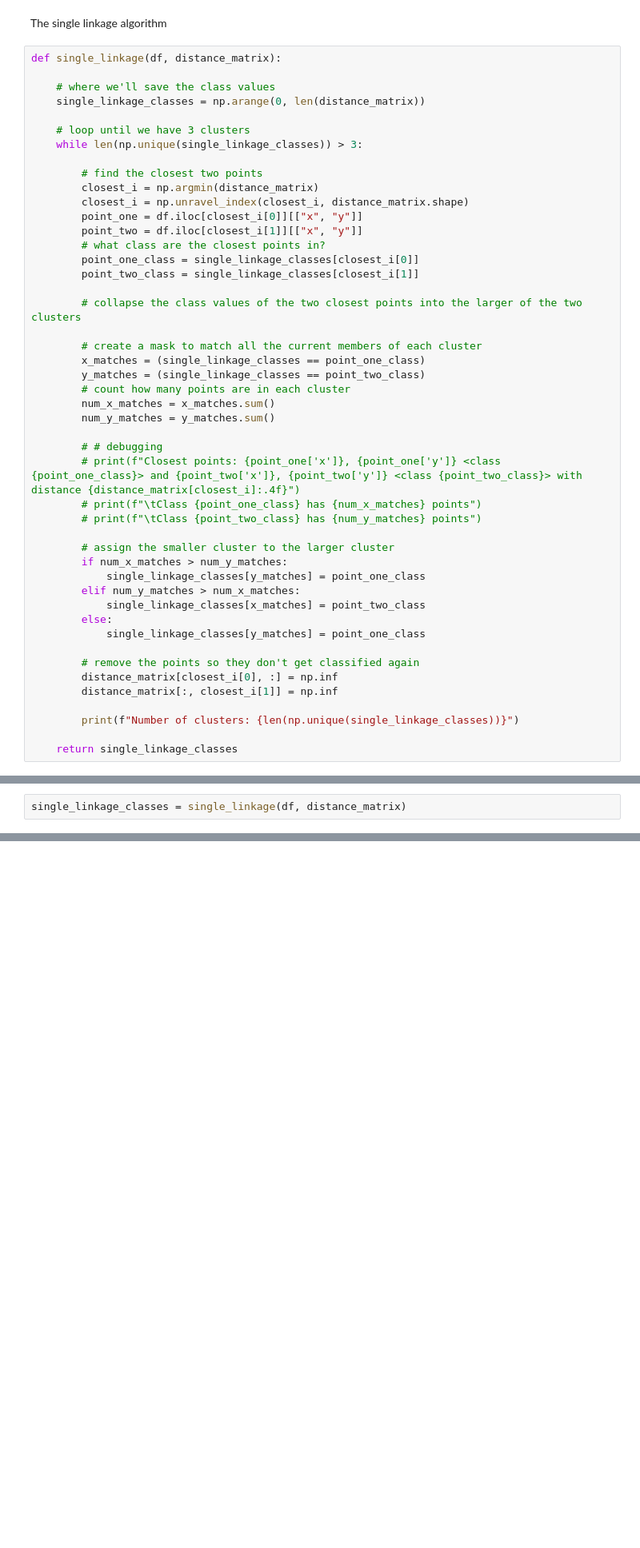
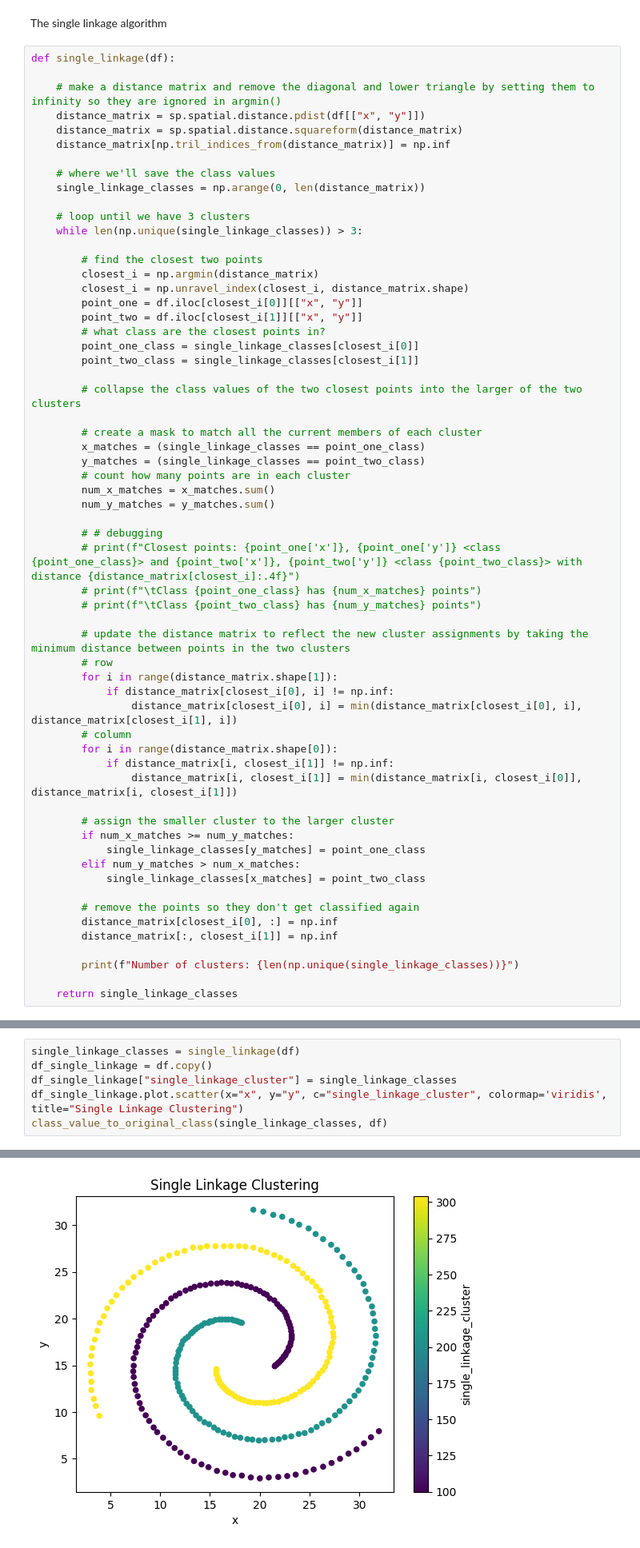
Before and after one commit to mevers303/CSCI4930-HW3, a Jupyter notebook: hw3.ipynb, the cells around one changed output, grey strips where cells are left out. Shown at 80% size. Drawn from its saved outputs; the diff is of its cells as text; blank space fills up the shorter version.

Commit message:
Did the rest of the assignment

```diff
--- a/hw3.ipynb
+++ b/hw3.ipynb
@@ -253,7 +304,12 @@ Distance matrix with diagonal and lower triangle set to infinity:
 # %% [markdown]
 The single linkage algorithm
 # %%
-def single_linkage(df, distance_matrix):
+def single_linkage(df):
+
+    # make a distance matrix and remove the diagonal and lower triangle by setting them to infinity so they are ignored in argmin()
+    distance_matrix = sp.spatial.distance.pdist(df[["x", "y"]])
+    distance_matrix = sp.spatial.distance.squareform(distance_matrix)
+    distance_matrix[np.tril_indices_from(distance_matrix)] = np.inf
 
     # where we'll save the class values
     single_linkage_classes = np.arange(0, len(distance_matrix))
@@ -284,13 +340,21 @@ def single_linkage(df, distance_matrix):
         # print(f"\tClass {point_one_class} has {num_x_matches} points")
         # print(f"\tClass {point_two_class} has {num_y_matches} points")
 
+        # update the distance matrix to reflect the new cluster assignments by taking the minimum distance between points in the two clusters
+        # row
+        for i in range(distance_matrix.shape[1]):
+            if distance_matrix[closest_i[0], i] != np.inf:
+                distance_matrix[closest_i[0], i] = min(distance_matrix[closest_i[0], i], distance_matrix[closest_i[1], i])
+        # column
+        for i in range(distance_matrix.shape[0]):
+            if distance_matrix[i, closest_i[1]] != np.inf:
+                distance_matrix[i, closest_i[1]] = min(distance_matrix[i, closest_i[0]], distance_matrix[i, closest_i[1]])
+
         # assign the smaller cluster to the larger cluster
-        if num_x_matches > num_y_matches:
+        if num_x_matches >= num_y_matches:
             single_linkage_classes[y_matches] = point_one_class
         elif num_y_matches > num_x_matches:
             single_linkage_classes[x_matches] = point_two_class
-        else:
-            single_linkage_classes[y_matches] = point_one_class
 
         # remove the points so they don't get classified again
         distance_matrix[closest_i[0], :] = np.inf
@@ -302,5 +384,9 @@ def single_linkage(df, distance_matrix):
 # %%
-single_linkage_classes = single_linkage(df, distance_matrix)
+single_linkage_classes = single_linkage(df)
+df_single_linkage = df.copy()
+df_single_linkage["single_linkage_cluster"] = single_linkage_classes
+df_single_linkage.plot.scatter(x="x", y="y", c="single_linkage_cluster", colormap='viridis', title="Single Linkage Clustering")
+class_value_to_original_class(single_linkage_classes, df)
 # %% [output]
 Number of clusters: 311
 Number of clusters: 310
@@ -321,0 +408 @@ Number of clusters: 3
+[figure, added]
```
Also changed, not shown: parts of 34 cells of this notebook.
